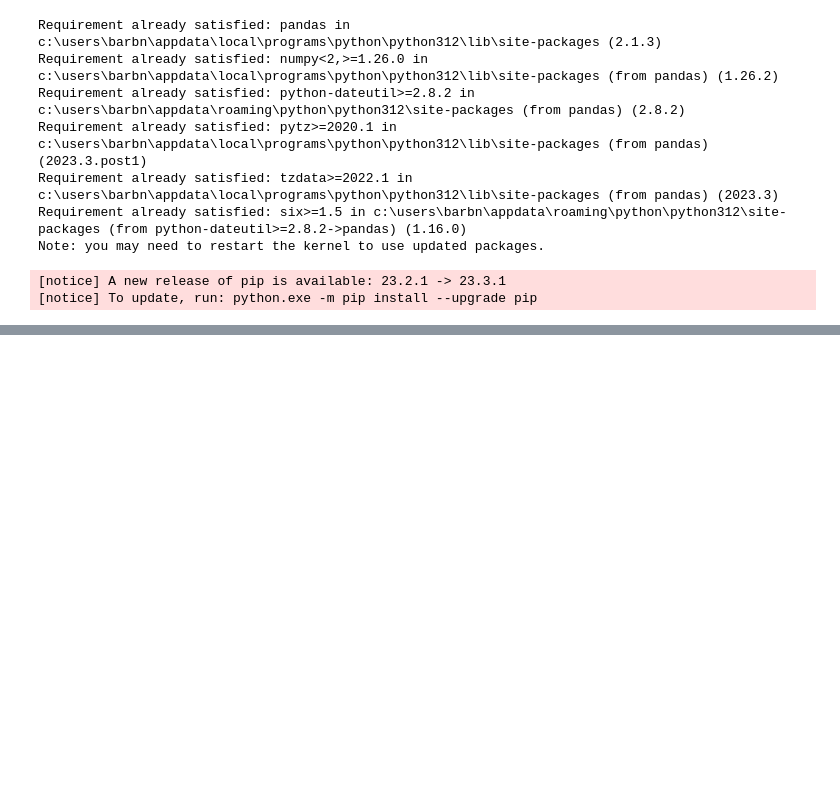
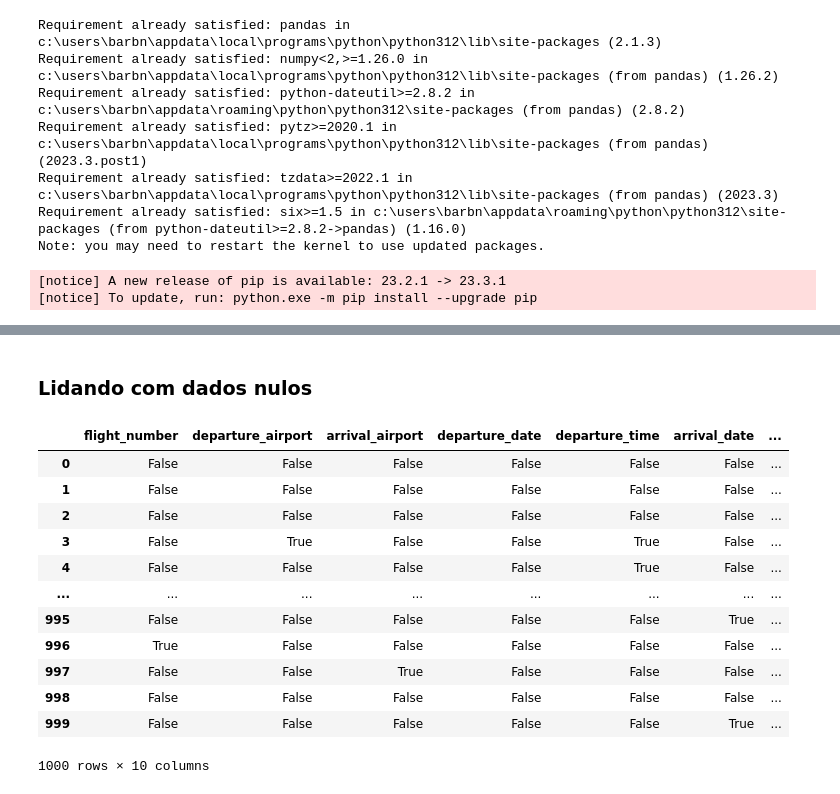
Before and after one commit to barbnrosa/trabalho-pandas, a Jupyter notebook: pandas.ipynb, the cells around one changed output, grey strips where cells are left out. Saved outputs shown, nothing was run; the diff lists cells and outputs as text; code cells hidden in the pictures; blank space fills up the shorter version.

```diff
--- a/pandas.ipynb
+++ b/pandas.ipynb
@@ -56,0 +110,19 @@ memory usage: 78.3+ KB
+# %% [markdown]
+### Lidando com dados nulos
+# %%
+# verificando dados nulos através do método isnull()
+dados.isnull()
+# %% [output]
+|  | flight_number | departure_airport | arrival_airport | departure_date | departure_time | arrival_date | ... |
+| 0 | False | False | False | False | False | False | ... |
+| 1 | False | False | False | False | False | False | ... |
+| 2 | False | False | False | False | False | False | ... |
+| 3 | False | True | False | False | True | False | ... |
+| 4 | False | False | False | False | True | False | ... |
+| ... | ... | ... | ... | ... | ... | ... | ... |
+| 995 | False | False | False | False | False | True | ... |
+| 996 | True | False | False | False | False | False | ... |
+| 997 | False | False | True | False | False | False | ... |
+| 998 | False | False | False | False | False | False | ... |
+| 999 | False | False | False | False | False | True | ... |
+1000 rows × 10 columns
```
Also changed, not shown: parts of 14 cells of this notebook.
